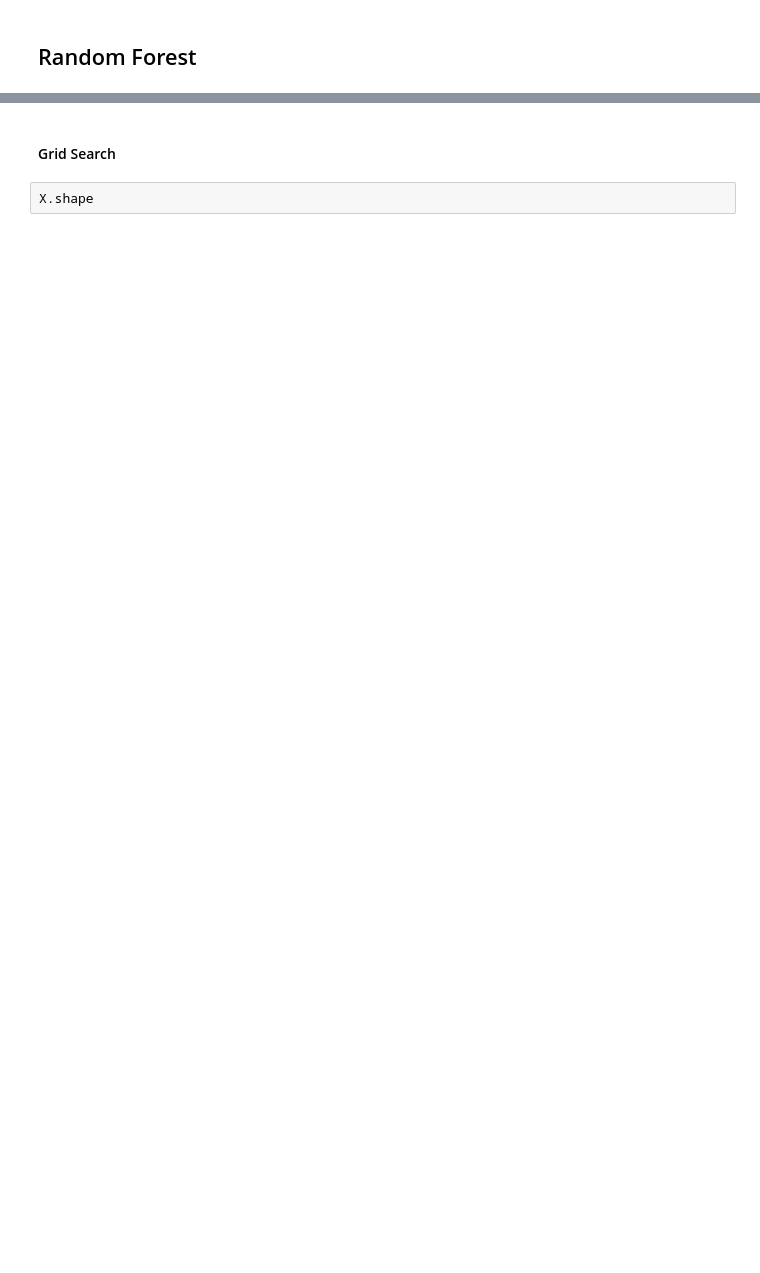
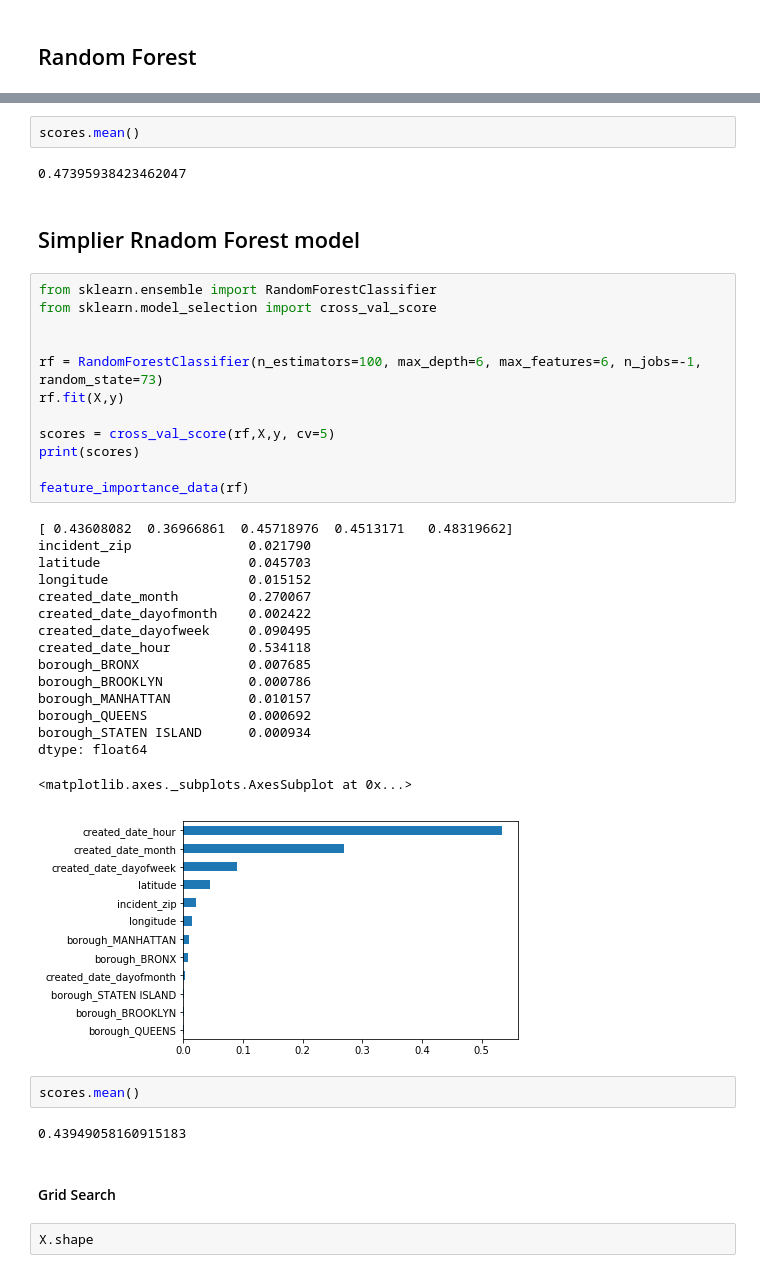
Before and after one commit to zafrinMinoti/CUNY-HACKATHON-2018, a Jupyter notebook: ML_Models.ipynb, the cells around one changed output, grey strips where cells are left out. Drawn from its saved outputs; the diff is of its cells as text; blank space fills up the shorter version.

```diff
--- a/ML_Models.ipynb
+++ b/ML_Models.ipynb
@@ -93,3 +93,42 @@ feature_importance_data(rf)
+# %%
+scores.mean()
+# %% [output]
+0.47395938423462047
+# %% [markdown]
+## Simplier Rnadom Forest model
+# %%
+from sklearn.ensemble import RandomForestClassifier
+from sklearn.model_selection import cross_val_score
+
+
+rf = RandomForestClassifier(n_estimators=100, max_depth=6, max_features=6, n_jobs=-1, random_state=73)
+rf.fit(X,y)
+
+scores = cross_val_score(rf,X,y, cv=5)
+print(scores)
+
+feature_importance_data(rf)
+# %% [output]
+[ 0.43608082  0.36966861  0.45718976  0.4513171   0.48319662]
+incident_zip               0.021790
+latitude                   0.045703
+longitude                  0.015152
+created_date_month         0.270067
+created_date_dayofmonth    0.002422
+created_date_dayofweek     0.090495
+created_date_hour          0.534118
+borough_BRONX              0.007685
+borough_BROOKLYN           0.000786
+borough_MANHATTAN          0.010157
+borough_QUEENS             0.000692
+borough_STATEN ISLAND      0.000934
+dtype: float64
+<matplotlib.axes._subplots.AxesSubplot at 0x...>
+[figure, added]
+# %%
+scores.mean()
+# %% [output]
+0.43949058160915183
 # %% [markdown]
 #### Grid Search
 # %%
```
Also changed, not shown: parts of 18 cells of this notebook, 1 other file.
